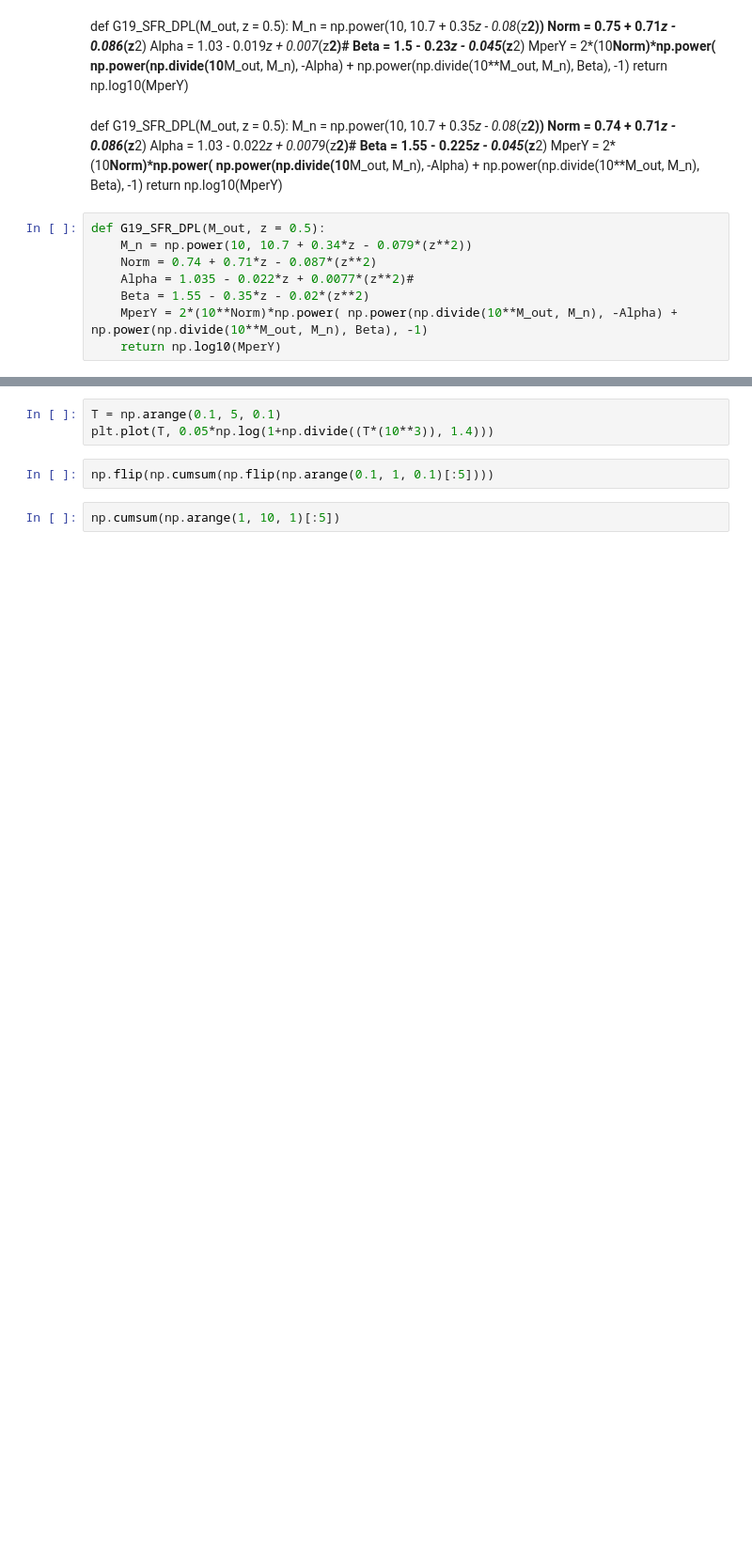
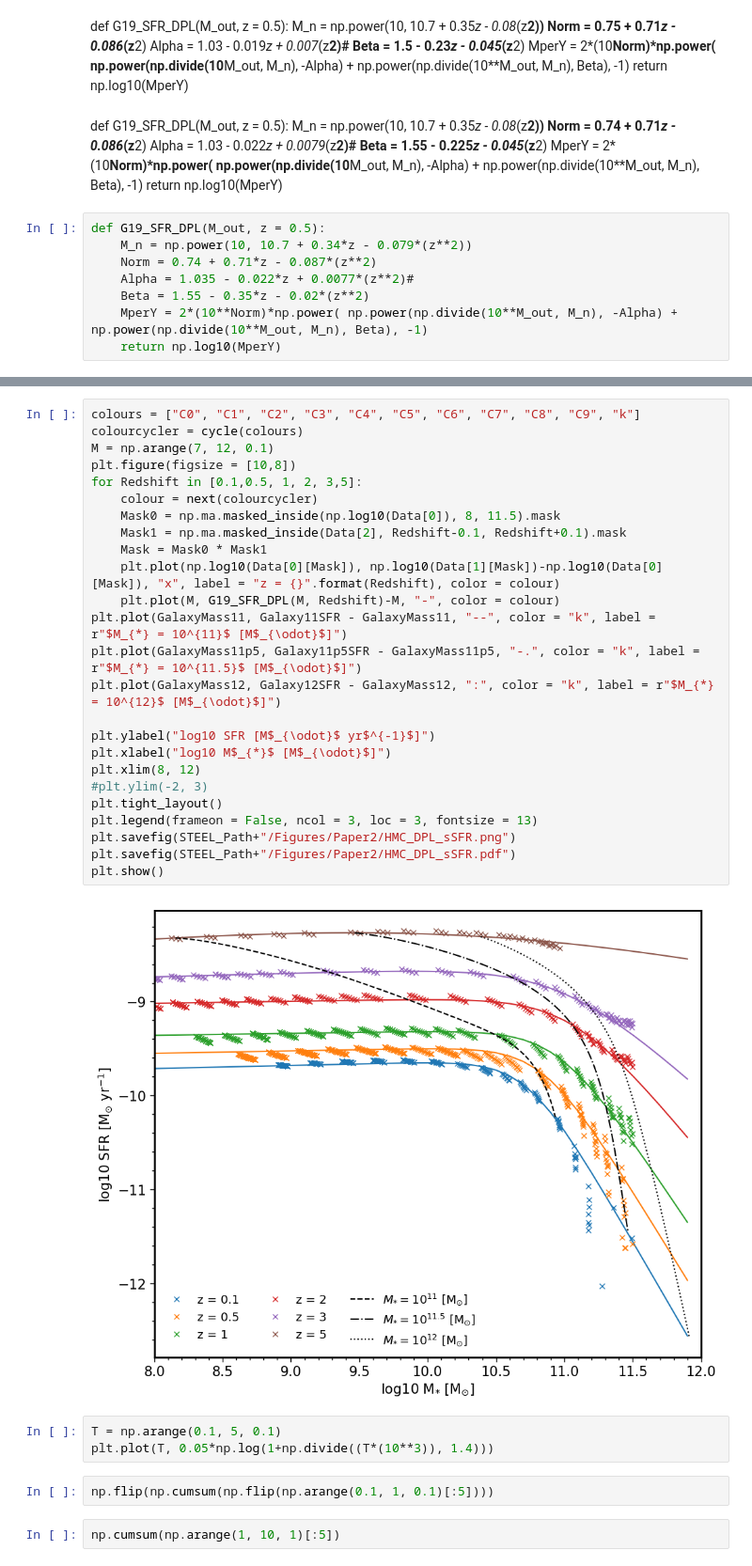
Before and after one commit to PipGrylls/STEEL, a Jupyter notebook: Notebooks/Science/HMT_Continuity.ipynb, the cells around one changed output, grey strips where cells are left out. Shown at 94% size. Drawn from its saved outputs; the diff is of its cells as text; blank space fills up the shorter version.

```diff
--- a/Notebooks/Science/HMT_Continuity.ipynb
+++ b/Notebooks/Science/HMT_Continuity.ipynb
@@ -130,3 +128,30 @@ plt.show()
+# %%
+colours = ["C0", "C1", "C2", "C3", "C4", "C5", "C6", "C7", "C8", "C9", "k"]
+colourcycler = cycle(colours)
+M = np.arange(7, 12, 0.1)
+plt.figure(figsize = [10,8])
+for Redshift in [0.1,0.5, 1, 2, 3,5]:
+    colour = next(colourcycler)
+    Mask0 = np.ma.masked_inside(np.log10(Data[0]), 8, 11.5).mask
+    Mask1 = np.ma.masked_inside(Data[2], Redshift-0.1, Redshift+0.1).mask
+    Mask = Mask0 * Mask1
+    plt.plot(np.log10(Data[0][Mask]), np.log10(Data[1][Mask])-np.log10(Data[0][Mask]), "x", label = "z = {}".format(Redshift), color = colour)
+    plt.plot(M, G19_SFR_DPL(M, Redshift)-M, "-", color = colour)
+plt.plot(GalaxyMass11, Galaxy11SFR - GalaxyMass11, "--", color = "k", label = r"$M_{*} = 10^{11}$ [M$_{\odot}$]")
+plt.plot(GalaxyMass11p5, Galaxy11p5SFR - GalaxyMass11p5, "-.", color = "k", label = r"$M_{*} = 10^{11.5}$ [M$_{\odot}$]")
+plt.plot(GalaxyMass12, Galaxy12SFR - GalaxyMass12, ":", color = "k", label = r"$M_{*} = 10^{12}$ [M$_{\odot}$]")
+
+plt.ylabel("log10 SFR [M$_{\odot}$ yr$^{-1}$]")
+plt.xlabel("log10 M$_{*}$ [M$_{\odot}$]")
+plt.xlim(8, 12)
+#plt.ylim(-2, 3)
+plt.tight_layout()
+plt.legend(frameon = False, ncol = 3, loc = 3, fontsize = 13)
+plt.savefig(STEEL_Path+"/Figures/Paper2/HMC_DPL_sSFR.png")
+plt.savefig(STEEL_Path+"/Figures/Paper2/HMC_DPL_sSFR.pdf")
+plt.show()
+# %% [output]
+[figure, added]
 # %%
 T = np.arange(0.1, 5, 0.1)
 plt.plot(T, 0.05*np.log(1+np.divide((T*(10**3)), 1.4)))
```
Also changed, not shown: parts of 4 cells of this notebook, 3 other files.
